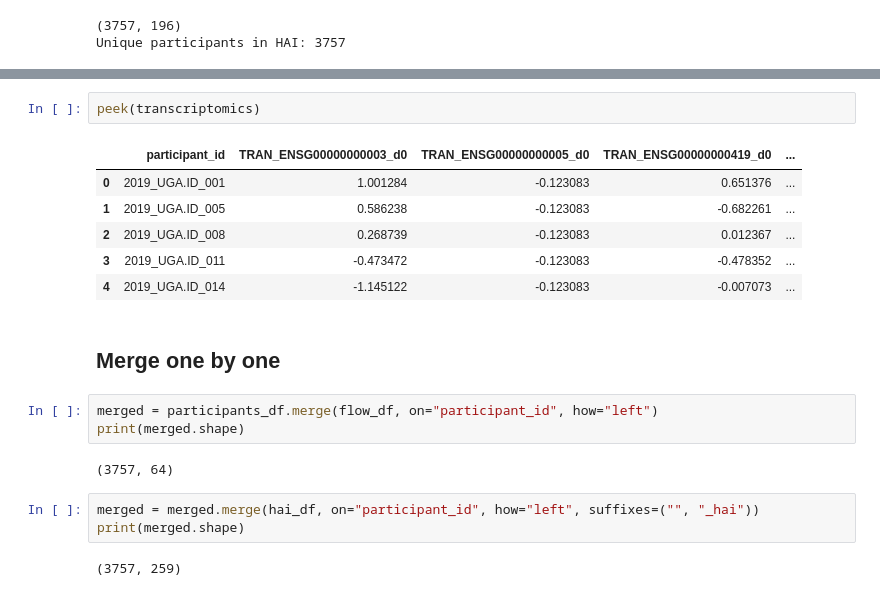
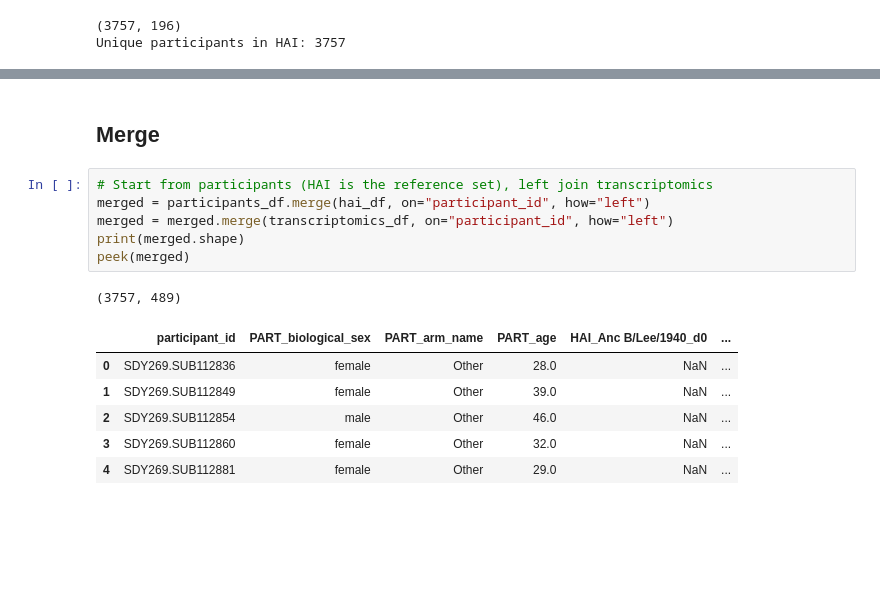
Before and after one commit to DirtyChay/cmi-flu-prediction-challenge-capstone, a Jupyter notebook: join_cleaned_data.ipynb, the cells around one changed output, grey strips where cells are left out. Cells and saved outputs as stored; diff of their text form; blank space fills up the shorter version.

```diff
--- a/join_cleaned_data.ipynb
+++ b/join_cleaned_data.ipynb
@@ -62,21 +51,16 @@ print(transcriptomics.shape)
-# %%
-peek(transcriptomics)
-# %% [output]
-|  | participant_id | TRAN_ENSG00000000003_d0 | TRAN_ENSG00000000005_d0 | TRAN_ENSG00000000419_d0 | ... |
-| 0 | 2019_UGA.ID_001 | 1.001284 | -0.123083 | 0.651376 | ... |
-| 1 | 2019_UGA.ID_005 | 0.586238 | -0.123083 | -0.682261 | ... |
-| 2 | 2019_UGA.ID_008 | 0.268739 | -0.123083 | 0.012367 | ... |
-| 3 | 2019_UGA.ID_011 | -0.473472 | -0.123083 | -0.478352 | ... |
-| 4 | 2019_UGA.ID_014 | -1.145122 | -0.123083 | -0.007073 | ... |
 # %% [markdown]
-## Merge one by one
+## Merge
 # %%
-merged = participants_df.merge(flow_df, on="participant_id", how="left")
+# Start from participants (HAI is the reference set), left join transcriptomics
+merged = participants_df.merge(hai_df, on="participant_id", how="left")
+merged = merged.merge(transcriptomics_df, on="participant_id", how="left")
 print(merged.shape)
+peek(merged)
 # %% [output]
-(3757, 64)
+(3757, 489)
+|  | participant_id | PART_biological_sex | PART_arm_name | PART_age | HAI_Anc B/Lee/1940_d0 | ... |
+| 0 | SDY269.SUB112836 | female | Other | 28.0 | NaN | ... |
+| 1 | SDY269.SUB112849 | female | Other | 39.0 | NaN | ... |
+| 2 | SDY269.SUB112854 | male | Other | 46.0 | NaN | ... |
+| 3 | SDY269.SUB112860 | female | Other | 32.0 | NaN | ... |
+| 4 | SDY269.SUB112881 | female | Other | 29.0 | NaN | ... |
-# %%
-merged = merged.merge(hai_df, on="participant_id", how="left", suffixes=("", "_hai"))
-print(merged.shape)
-# %% [output]
-(3757, 259)
```
Also changed, not shown: parts of 7 cells of this notebook, 3 other files.
